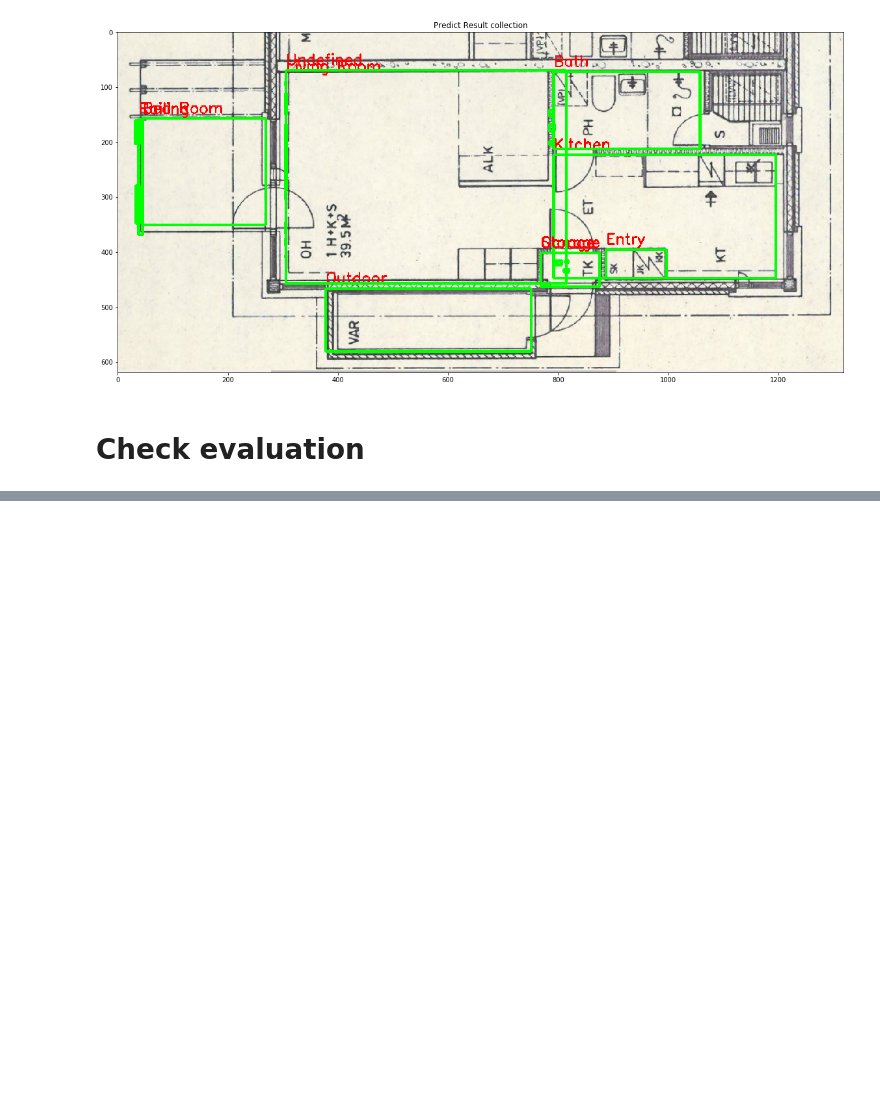
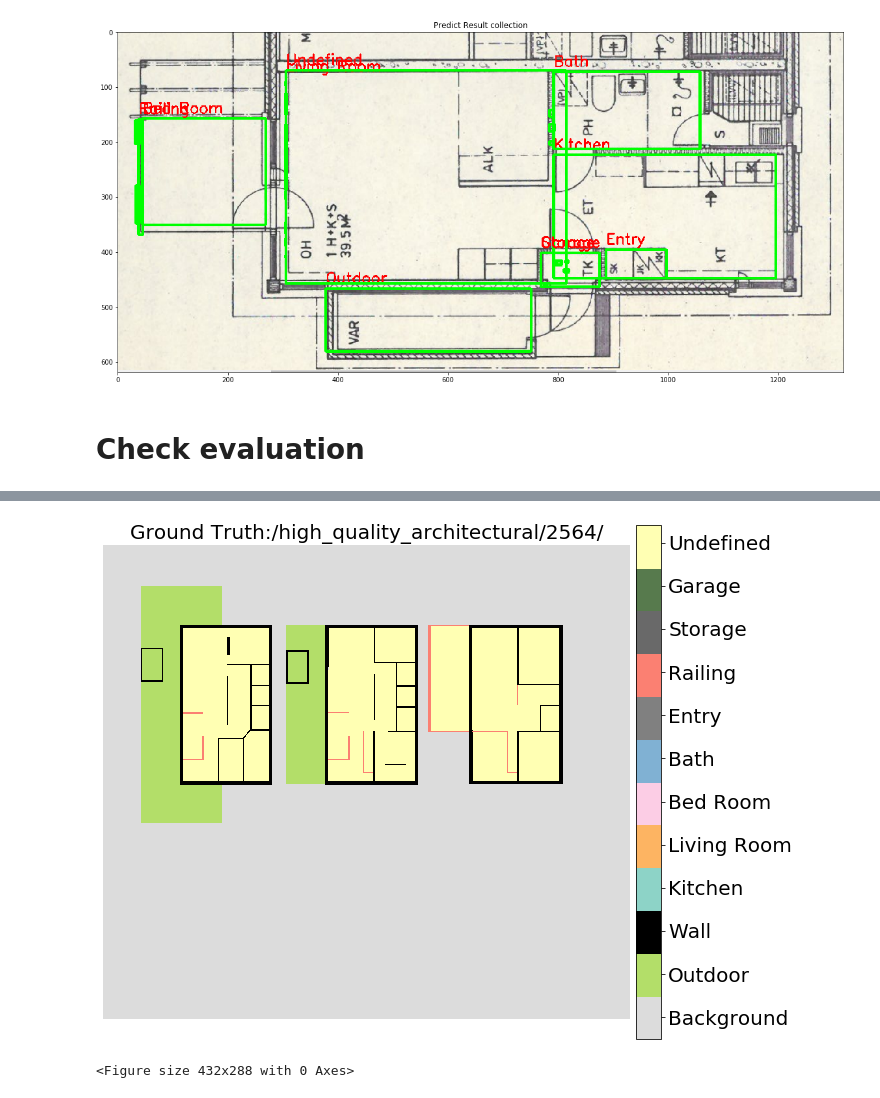
Before and after one commit to lianqiann/CubicasaProj, a Jupyter notebook: maskRCNN_lookup.ipynb, the cells around one changed output, grey strips where cells are left out. Saved outputs shown, nothing was run; the diff lists cells and outputs as text; code cells hidden in the pictures; blank space fills up the shorter version.

Commit message:
resize images

```diff
--- a/maskRCNN_lookup.ipynb
+++ b/maskRCNN_lookup.ipynb
@@ -254,6 +260,9 @@ class Decode_Maskrcnn(object):
             cbar = plt.colorbar(rseg, ticks=np.arange(n_rooms) + 0.5, fraction=0.046, pad=0.01)
             cbar.ax.set_yticklabels(room_classes, fontsize=20)
             plt.show()
+
+            org_img = Image.open(org_img_path)
+            org_img.show()
 
         return gt
 
@@ -395,0 +445,37 @@ evaluate(model, data_loader_val, device=device)
+# %%
+def check_folder(folder_name, img_show = True):
+
+
+    svg_path ='./data/cubicasa5k'+folder_name+'model.svg'
+    img_path ='./data/cubicasa5k'+folder_name+'F1_scaled.png'
+    org_img_path ='./data/cubicasa5k'+folder_name+'F1_original.png'
+    height, width, _ = cv2.imread(img_path).shape
+    height_org, width_org, _ = cv2.imread(org_img_path).shape
+
+    house = House(svg_path, height, width)
+    # Combining them to one numpy tensor
+    gt = torch.tensor(house.get_segmentation_tensor().astype(np.float32))
+
+    gt = gt.unsqueeze(0)
+    gt = torch.nn.functional.interpolate(gt,size=(height_org, width_org),
+                                                            mode='nearest')
+    gt = gt.squeeze(0)[0]
+
+    if img_show:
+        plt.figure(figsize=(10,10))
+        ax = plt.subplot(1, 1, 1)
+        plt.title('Ground Truth:'+folder_name, fontsize=20)
+        ax.axis('off')
+        n_rooms = 12
+        rseg = ax.imshow(gt, cmap='rooms', vmin=0, vmax=n_rooms-0.1)
+        cbar = plt.colorbar(rseg, ticks=np.arange(n_rooms) + 0.5, fraction=0.046, pad=0.01)
+        cbar.ax.set_yticklabels(room_classes, fontsize=20)
+        plt.show()
+
+
+    return gt
+# %%
+seg = check_folder('/high_quality_architectural/2564/')
+# %% [output]
+[figure, added]
+<Figure size 432x288 with 0 Axes>
```
Also changed, not shown: parts of 9 cells of this notebook, 7 other files.
